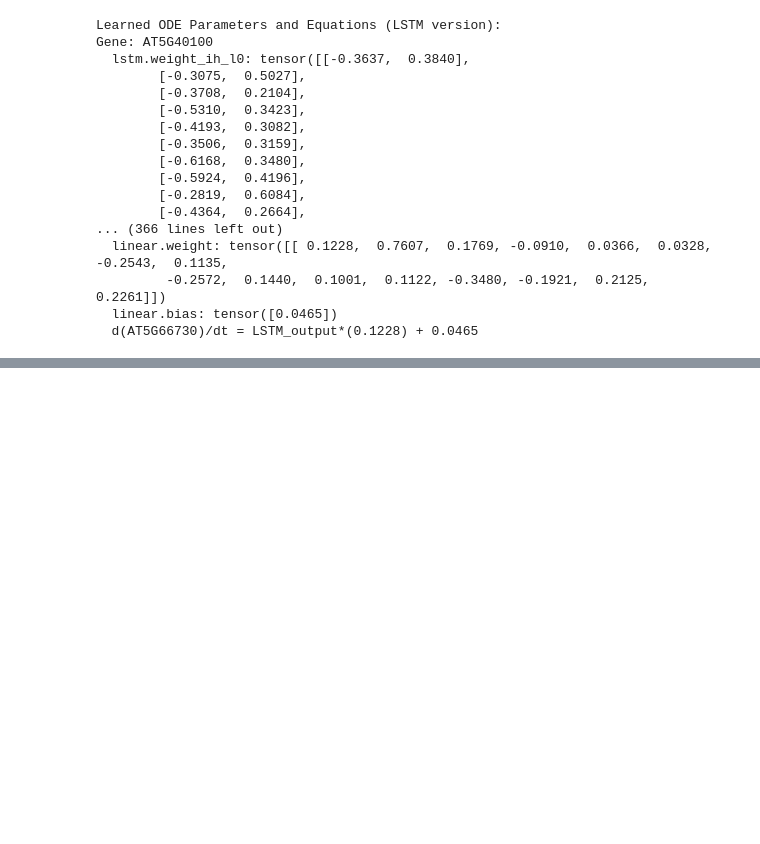
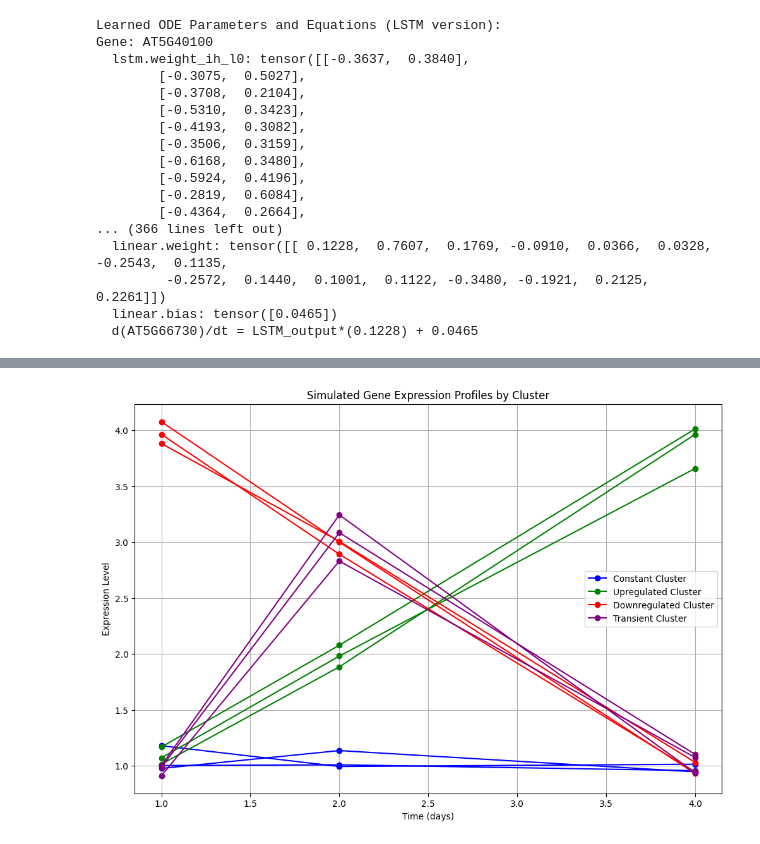
Before and after one commit to prabal5ghosh/research-project-on-physics-informed-machine-learning-on-transcriptomics-data, a Jupyter notebook: neural_ipinn_21_02_2025.ipynb, the cells around one changed output, grey strips where cells are left out. Saved outputs shown, nothing was run; the diff lists cells and outputs as text; code cells hidden in the pictures; blank space fills up the shorter version.

```diff
--- a/neural_ipinn_21_02_2025.ipynb
+++ b/neural_ipinn_21_02_2025.ipynb
@@ -1531,0 +1575,76 @@ Gene: AT5G40100
+# %%
+import numpy as np
+import pandas as pd
+import matplotlib.pyplot as plt
+
+# Time points (in days)
+time_points = np.array([1, 2, 4])
+
+# Number of genes per cluster
+genes_per_cluster = 3
+
+# Initialize lists to store gene names and their expression profiles
+genes = []
+expression_profiles = []
+
+# 1. Constant Expression Cluster
+for i in range(genes_per_cluster):
+    gene_name = f"Gene_Const_{i+1}"
+    genes.append(gene_name)
+    # Simulate constant expression with some noise
+    expression = np.random.normal(loc=1.0, scale=0.1, size=len(time_points))
+    expression_profiles.append(expression)
+
+# 2. Upregulated Expression Cluster
+for i in range(genes_per_cluster):
+    gene_name = f"Gene_Up_{i+1}"
+    genes.append(gene_name)
+    # Simulate upregulated expression
+    expression = time_points + np.random.normal(loc=0.0, scale=0.1, size=len(time_points))
+    expression_profiles.append(expression)
+
+# 3. Downregulated Expression Cluster
+for i in range(genes_per_cluster):
+    gene_name = f"Gene_Down_{i+1}"
+    genes.append(gene_name)
+    # Simulate downregulated expression
+    expression = 5 - time_points + np.random.normal(loc=0.0, scale=0.1, size=len(time_points))
+    expression_profiles.append(expression)
+
+# 4. Transient Expression Cluster
+for i in range(genes_per_cluster):
+    gene_name = f"Gene_Transient_{i+1}"
+    genes.append(gene_name)
+    # Simulate transient expression with a peak at day 2
+    expression = np.array([1.0, 3.0, 1.0]) + np.random.normal(loc=0.0, scale=0.1, size=len(time_points))
+    expression_profiles.append(expression)
+
+# Create a DataFrame
+expression_profiles = np.array(expression_profiles)
+df = pd.DataFrame(data=expression_profiles, columns=[f"Day{int(day)}" for day in time_points])
+df.insert(0, "Gene", genes)
+
+# Display the DataFrame
+print("Simulated Gene Expression Data:")
+print(df)
+
+# Plotting the expression profiles for each cluster
+plt.figure(figsize=(12, 8))
+
+# Plot each cluster with a different color
+colors = ['blue', 'green', 'red', 'purple']
+cluster_names = ['Constant', 'Upregulated', 'Downregulated', 'Transient']
+
+for cluster_idx in range(4):
+    start_idx = cluster_idx * genes_per_cluster
+    end_idx = start_idx + genes_per_cluster
+    for gene_idx in range(start_idx, end_idx):
+        plt.plot(time_points, expression_profiles[gene_idx], marker='o', color=colors[cluster_idx], label=f"{cluster_names[cluster_idx]} Cluster" if gene_idx == start_idx else "")
+
+plt.xlabel('Time (days)')
+plt.ylabel('Expression Level')
+plt.title('Simulated Gene Expression Profiles by Cluster')
+plt.legend()
+plt.grid(True)
+plt.show()
+# %% [output]
@@ -1531,0 +1665 @@ Gene: AT5G40100
+[figure, added]
```
Also changed, not shown: parts of 5 cells of this notebook.
